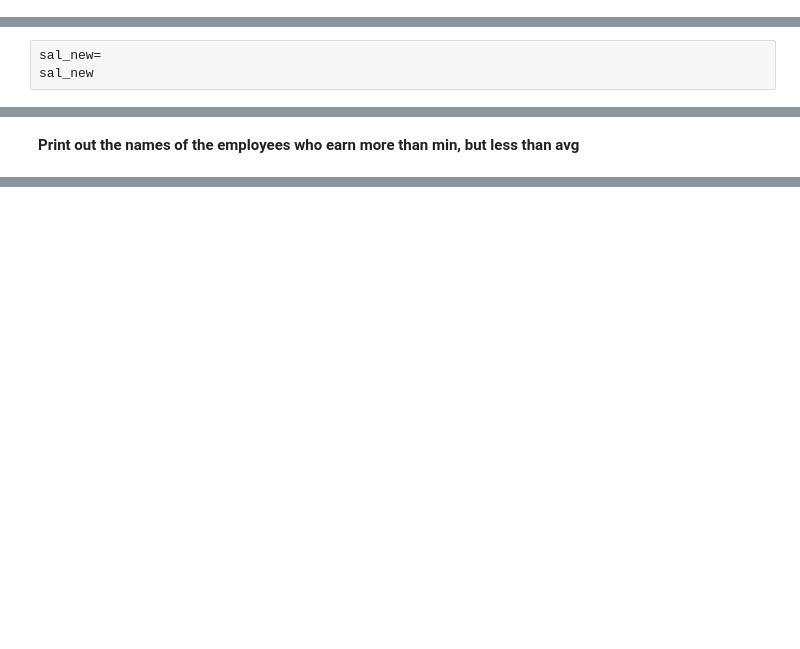
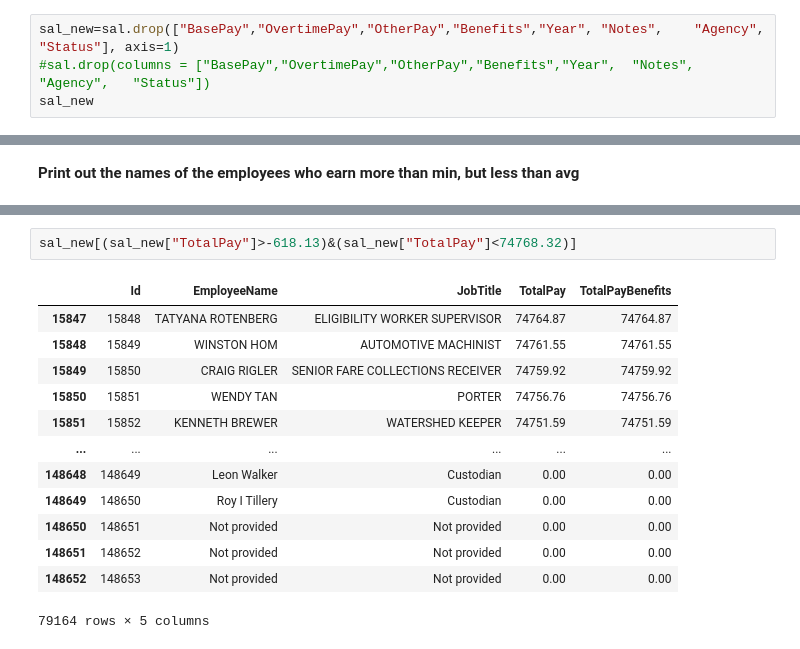
Before and after one commit to glcn35/NUMPY, a Jupyter notebook: Assignment_1_Student_(1).ipynb, the cells around one changed output, grey strips where cells are left out. Saved outputs shown, nothing was run; the diff lists cells and outputs as text; blank space fills up the shorter version.

```diff
--- a/Assignment_1_Student_(1).ipynb
+++ b/Assignment_1_Student_(1).ipynb
@@ -437,0 +429,4 @@ sal_new
+# %%
+sal_new=sal.drop(["BasePay","OvertimePay","OtherPay","Benefits","Year",	"Notes",	"Agency",	"Status"], axis=1)
+#sal.drop(columns = ["BasePay","OvertimePay","OtherPay","Benefits","Year",	"Notes",	"Agency",	"Status"])
+sal_new
@@ -438,5 +447,2 @@ sal_new
 # %% [markdown]
 **Take columns betweeen EmployeeName and TotalPayBenefits with loc and assign it o sal_new df**
-# %%
-sal_new=
-sal_new
@@ -472,0 +480,16 @@ Name: EmployeeName, Length: 75649, dtype: object
+# %%
+sal_new[(sal_new["TotalPay"]>-618.13)&(sal_new["TotalPay"]<74768.32)]
+# %% [output]
+|  | Id | EmployeeName | JobTitle | TotalPay | TotalPayBenefits |
+| 15847 | 15848 | TATYANA ROTENBERG | ELIGIBILITY WORKER SUPERVISOR | 74764.87 | 74764.87 |
+| 15848 | 15849 | WINSTON HOM | AUTOMOTIVE MACHINIST | 74761.55 | 74761.55 |
+| 15849 | 15850 | CRAIG RIGLER | SENIOR FARE COLLECTIONS RECEIVER | 74759.92 | 74759.92 |
+| 15850 | 15851 | WENDY TAN | PORTER | 74756.76 | 74756.76 |
+| 15851 | 15852 | KENNETH BREWER | WATERSHED KEEPER | 74751.59 | 74751.59 |
+| ... | ... | ... | ... | ... | ... |
+| 148648 | 148649 | Leon Walker | Custodian | 0.00 | 0.00 |
+| 148649 | 148650 | Roy I Tillery | Custodian | 0.00 | 0.00 |
+| 148650 | 148651 | Not provided | Not provided | 0.00 | 0.00 |
+| 148651 | 148652 | Not provided | Not provided | 0.00 | 0.00 |
+| 148652 | 148653 | Not provided | Not provided | 0.00 | 0.00 |
+79164 rows × 5 columns
```
Also changed, not shown: parts of 8 cells of this notebook.
